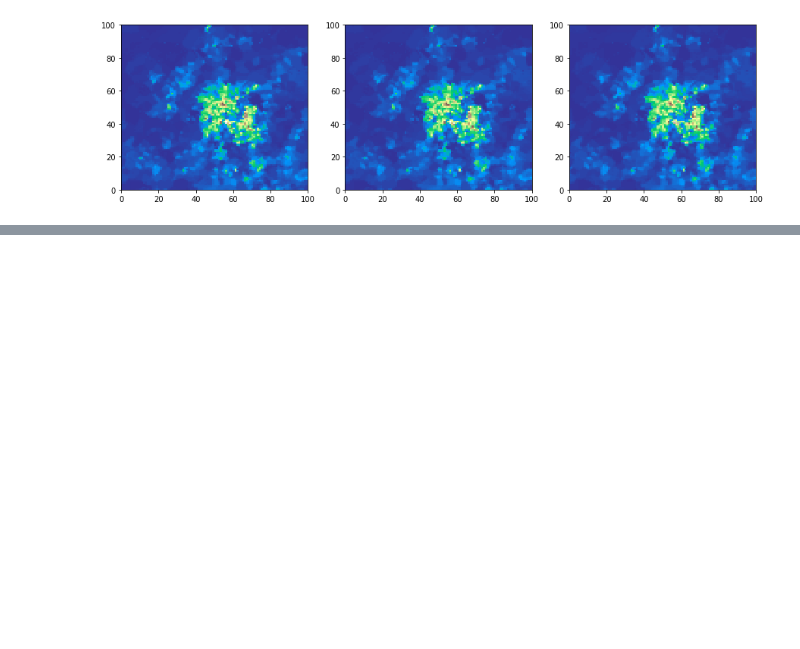
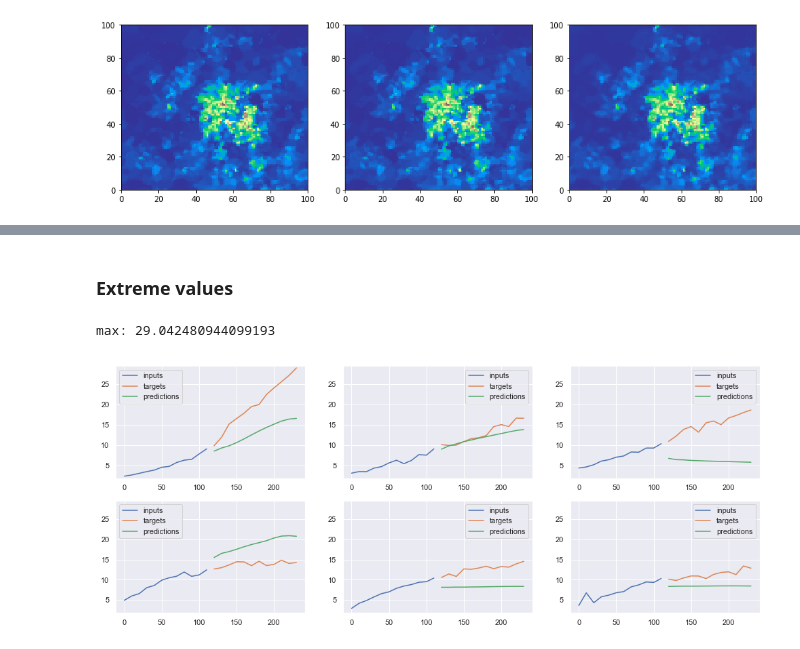
Before and after one commit to dzhv/Spatio-Temporal-mobile-traffic-forecasting, a Jupyter notebook: notebooks/prediction_analysis.ipynb, the cells around one changed output, grey strips where cells are left out. Saved outputs shown, nothing was run; the diff lists cells and outputs as text; code cells hidden in the pictures; blank space fills up the shorter version.

```diff
--- a/notebooks/prediction_analysis.ipynb
+++ b/notebooks/prediction_analysis.ipynb
@@ -70,0 +137,9 @@ draw_grid(targets.reshape(100, 100))
+# %% [markdown]
+### Extreme values
+# %%
+cells = [(48, 60), (47, 61), (49, 58),
+         (47, 58), (48, 58), (47, 57)]
+plot_cells(inputs_3, targets_3, predictions_3, cells=cells)
+# %% [output]
+max: 29.042480944099193
+[figure, added]
```
Also changed, not shown: parts of 17 cells of this notebook.
